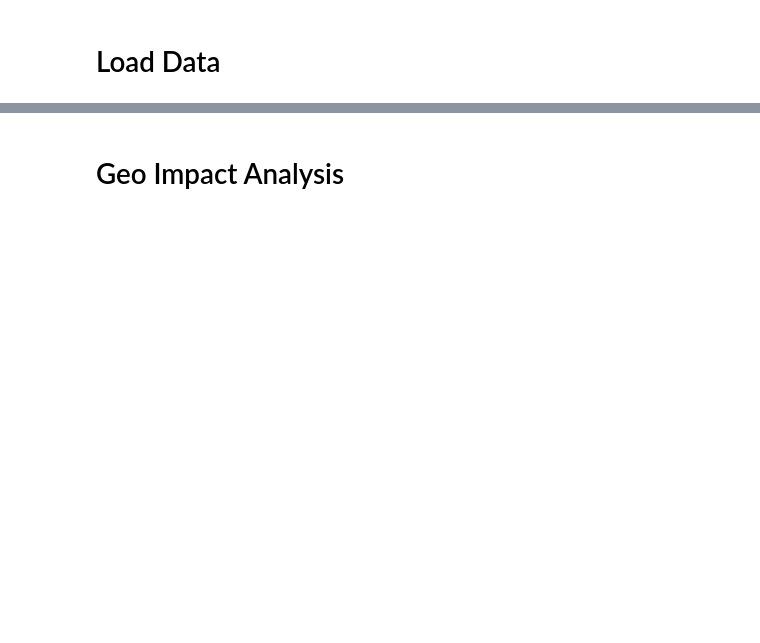
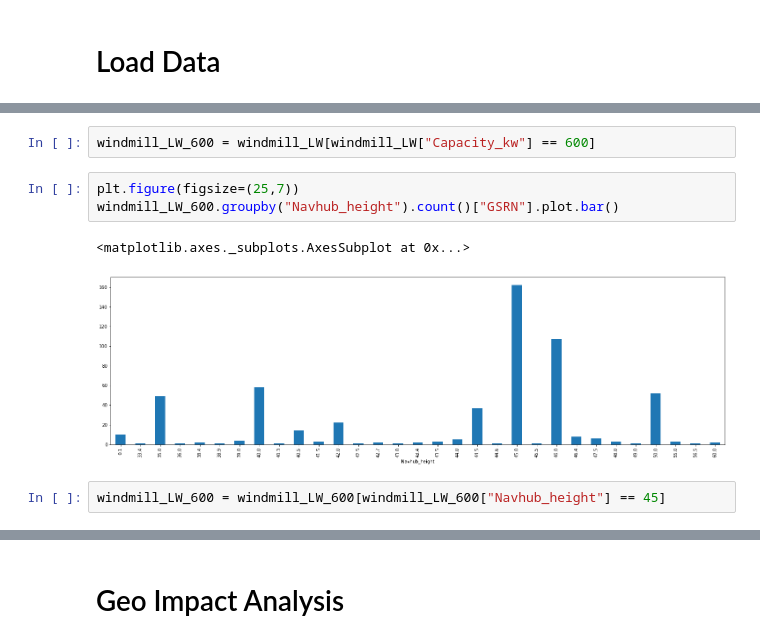
Before and after one commit to sevewing/WindmillPrediction, a Jupyter notebook: Clustering.ipynb, the cells around one changed output, grey strips where cells are left out. Drawn from its saved outputs; the diff is of its cells as text; blank space fills up the shorter version.

```diff
--- a/Clustering.ipynb
+++ b/Clustering.ipynb
@@ -84,0 +66,10 @@ root
+# %%
+windmill_LW_600 = windmill_LW[windmill_LW["Capacity_kw"] == 600]
+# %%
+plt.figure(figsize=(25,7))
+windmill_LW_600.groupby("Navhub_height").count()["GSRN"].plot.bar()
+# %% [output]
+<matplotlib.axes._subplots.AxesSubplot at 0x...>
+[figure, added]
+# %%
+windmill_LW_600 = windmill_LW_600[windmill_LW_600["Navhub_height"] == 45]
```
Also changed, not shown: parts of 96 cells of this notebook, 14 other files.
